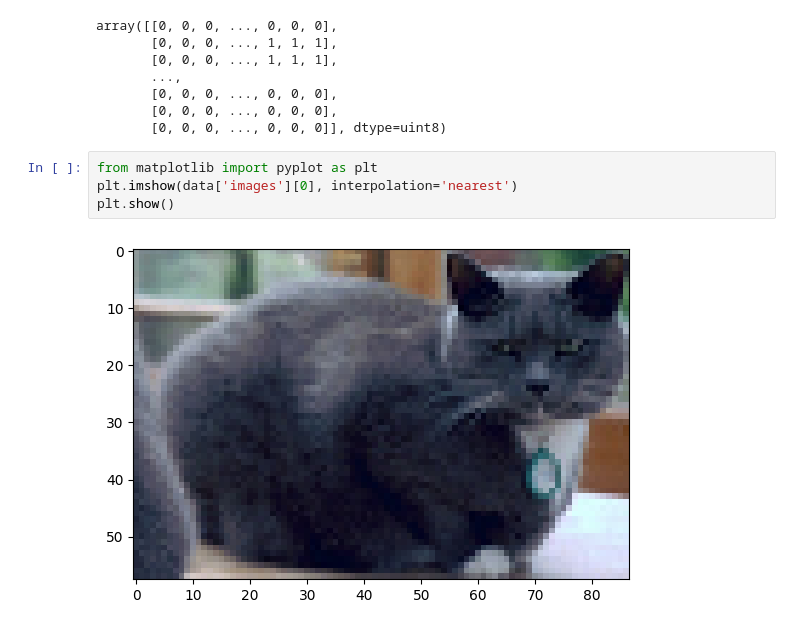
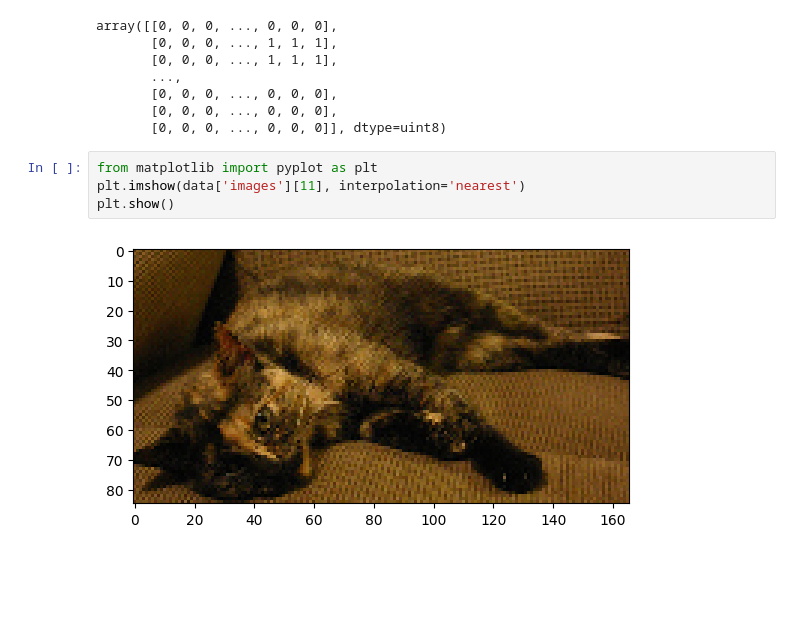
Before and after one commit to Lradovan/CSE290D-Project, a Jupyter notebook: fopa.ipynb, the cells around one changed output. Drawn from its saved outputs; the diff is of its cells as text; blank space fills up the shorter version.

```diff
--- a/fopa.ipynb
+++ b/fopa.ipynb
@@ -230,7 +230,7 @@ array([[0, 0, 0, ..., 0, 0, 0],
        [0, 0, 0, ..., 0, 0, 0]], dtype=uint8)
 # %%
 from matplotlib import pyplot as plt
-plt.imshow(data['images'][0], interpolation='nearest')
+plt.imshow(data['images'][11], interpolation='nearest')
 plt.show()
 # %% [output]
-[figure, old version]
+[figure, new version]
```
Also changed, not shown: parts of 4 cells of this notebook.
